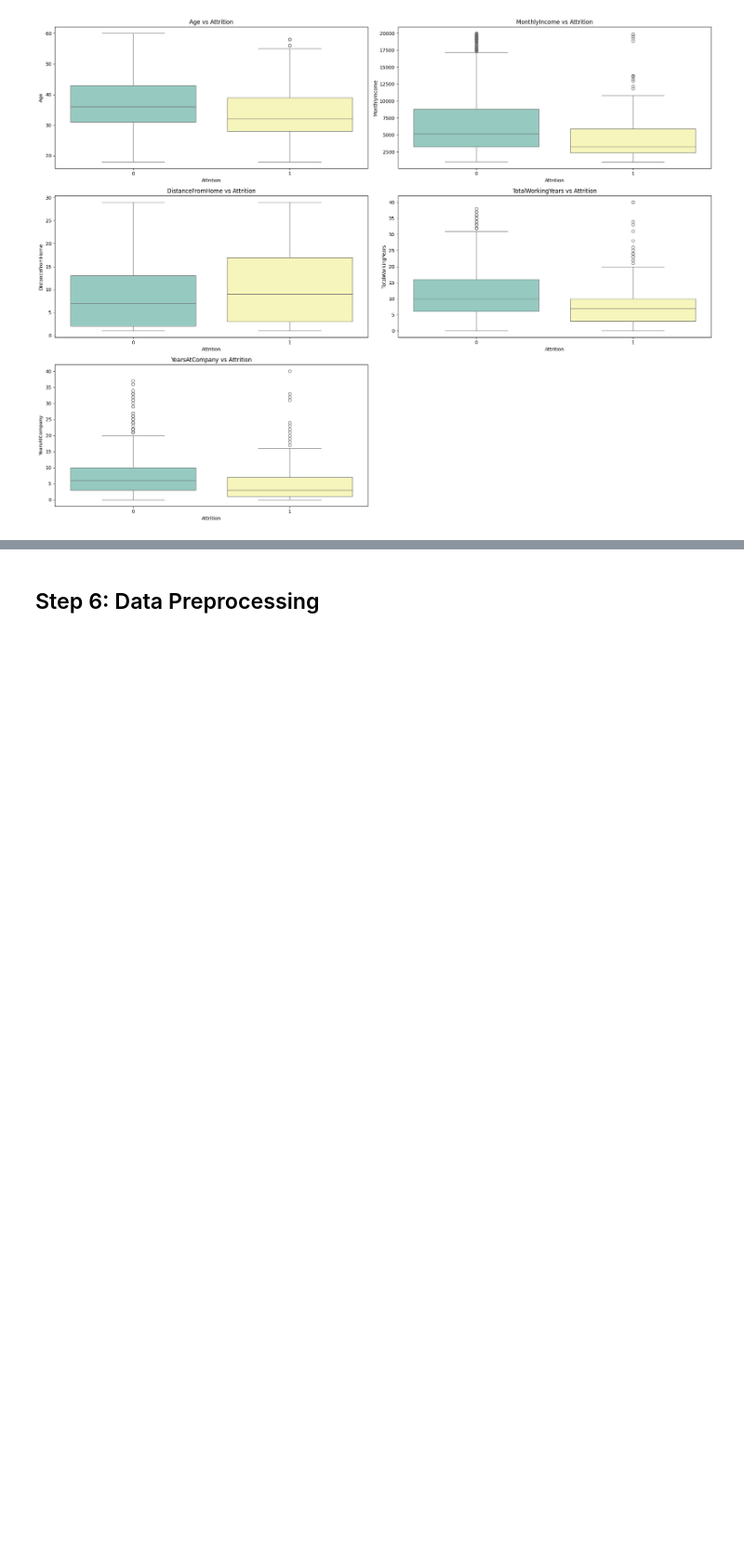
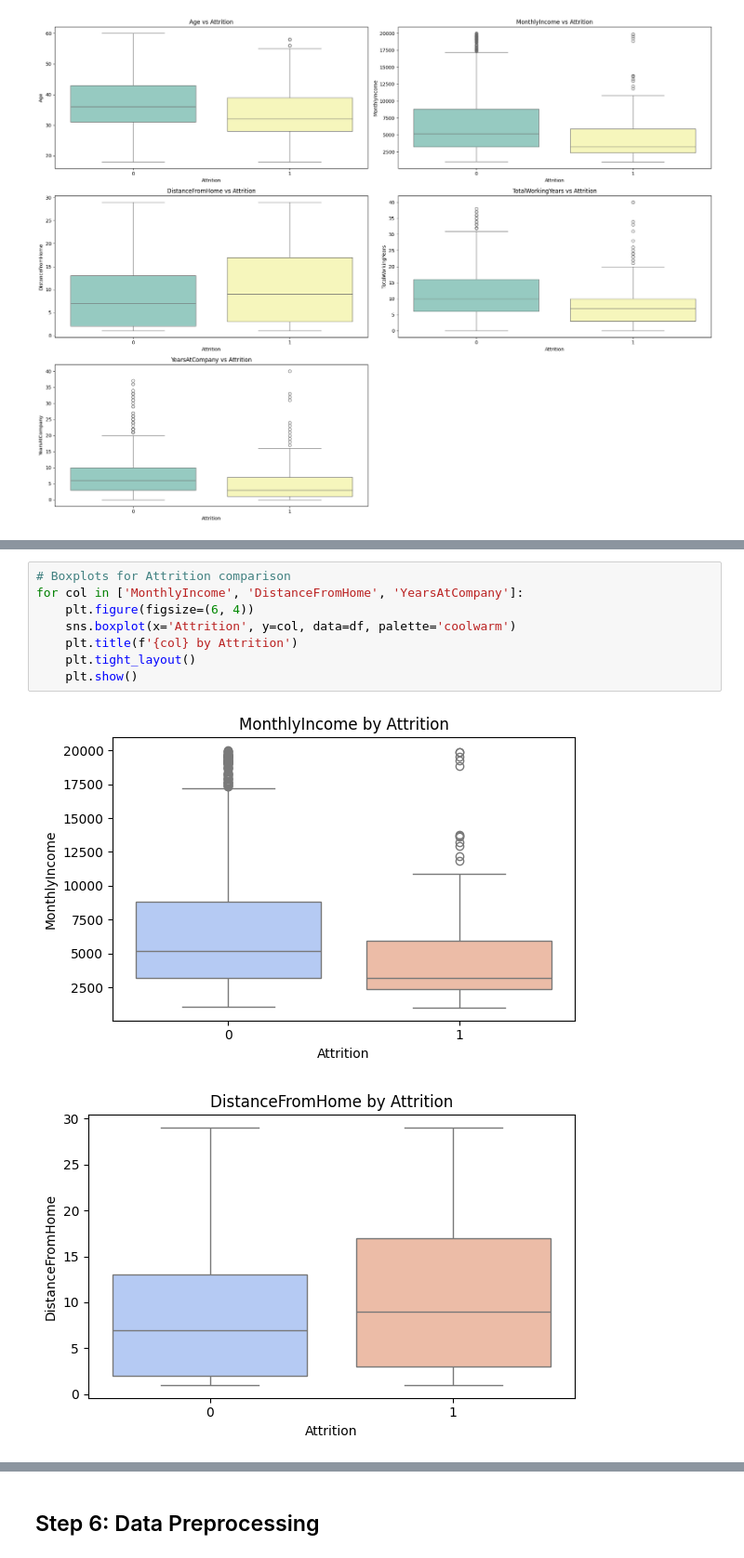
Before and after one commit to Amey771/Capstone_Project, a Jupyter notebook: employee.ipynb, the cells around one changed output, grey strips where cells are left out. Shown at 93% size. Saved outputs shown, nothing was run; the diff lists cells and outputs as text; blank space fills up the shorter version.

```diff
--- a/employee.ipynb
+++ b/employee.ipynb
@@ -340,0 +379,11 @@ plt.show()
+# %%
+# Boxplots for Attrition comparison
+for col in ['MonthlyIncome', 'DistanceFromHome', 'YearsAtCompany']:
+    plt.figure(figsize=(6, 4))
+    sns.boxplot(x='Attrition', y=col, data=df, palette='coolwarm')
+    plt.title(f'{col} by Attrition')
+    plt.tight_layout()
+    plt.show()
+# %% [output]
+[figure, added]
+[figure, added]
```
Also changed, not shown: parts of 10 cells of this notebook, 5 other files.
